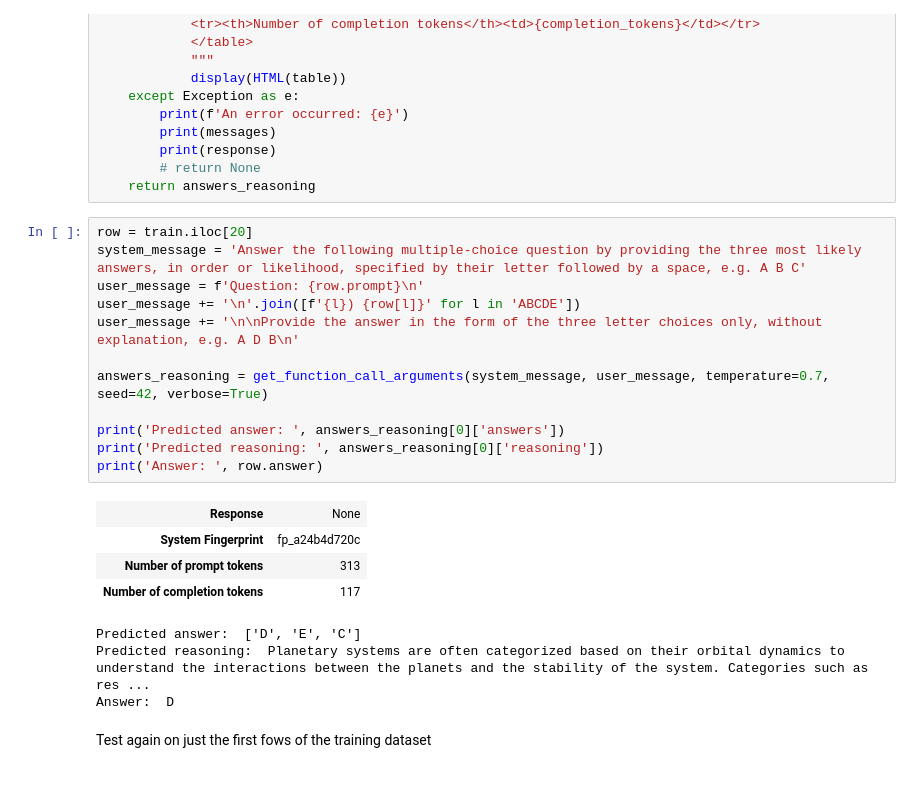
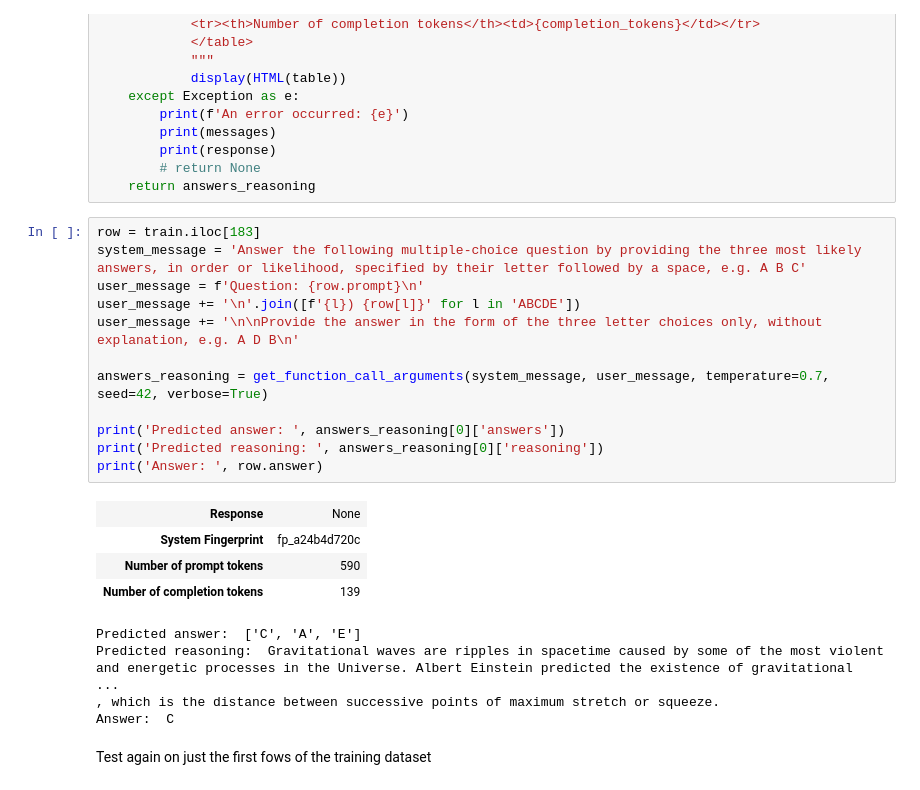
Before and after one commit to teome/kaggle-llm-science-exam, a Jupyter notebook: benchmark_gpt_3.5_4.ipynb, the cells around one changed output. Cells and saved outputs as stored; diff of their text form.

```diff
--- a/benchmark_gpt_3.5_4.ipynb
+++ b/benchmark_gpt_3.5_4.ipynb
@@ -426,25 +422,26 @@ def get_function_call_arguments(system_messaage, user_message, verbose=False, te
         # return None
     return answers_reasoning
 # %%
-row = train.iloc[20]
+row = train.iloc[183]
 system_message = 'Answer the following multiple-choice question by providing the three most likely answers, in order or likelihood, specified by their letter followed by a space, e.g. A B C'
 user_message = f'Question: {row.prompt}\n'
 user_message += '\n'.join([f'{l}) {row[l]}' for l in 'ABCDE'])
 user_message += '\n\nProvide the answer in the form of the three letter choices only, without explanation, e.g. A D B\n'
 
 answers_reasoning = get_function_call_arguments(system_message, user_message, temperature=0.7, seed=42, verbose=True)
 
 print('Predicted answer: ', answers_reasoning[0]['answers'])
 print('Predicted reasoning: ', answers_reasoning[0]['reasoning'])
 print('Answer: ', row.answer)
 # %% [output]
 | Response | None |
 | System Fingerprint | fp_a24b4d720c |
-| Number of prompt tokens | 313 |
-| Number of completion tokens | 117 |
+| Number of prompt tokens | 590 |
+| Number of completion tokens | 139 |
-Predicted answer:  ['D', 'E', 'C']
-Predicted reasoning:  Planetary systems are often categorized based on their orbital dynamics to understand the interactions between the planets and the stability of the system. Categories such as res ...
-Answer:  D
+Predicted answer:  ['C', 'A', 'E']
+Predicted reasoning:  Gravitational waves are ripples in spacetime caused by some of the most violent and energetic processes in the Universe. Albert Einstein predicted the existence of gravitational  ...
+, which is the distance between successive points of maximum stretch or squeeze.
+Answer:  C
 # %% [markdown]
 Test again on just the first fows of the training dataset
 # %%
```
Also changed, not shown: parts of 4 cells of this notebook.
